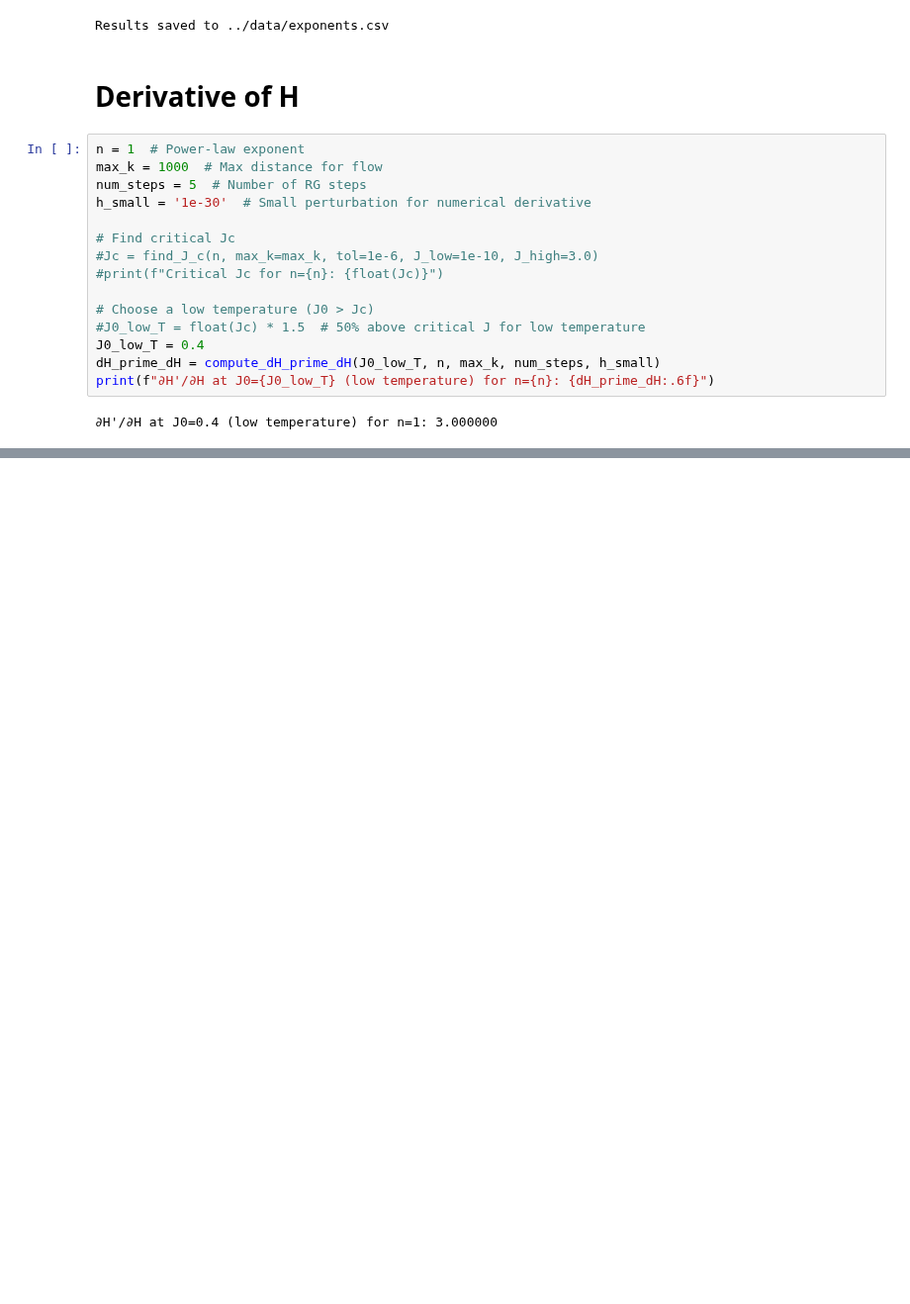
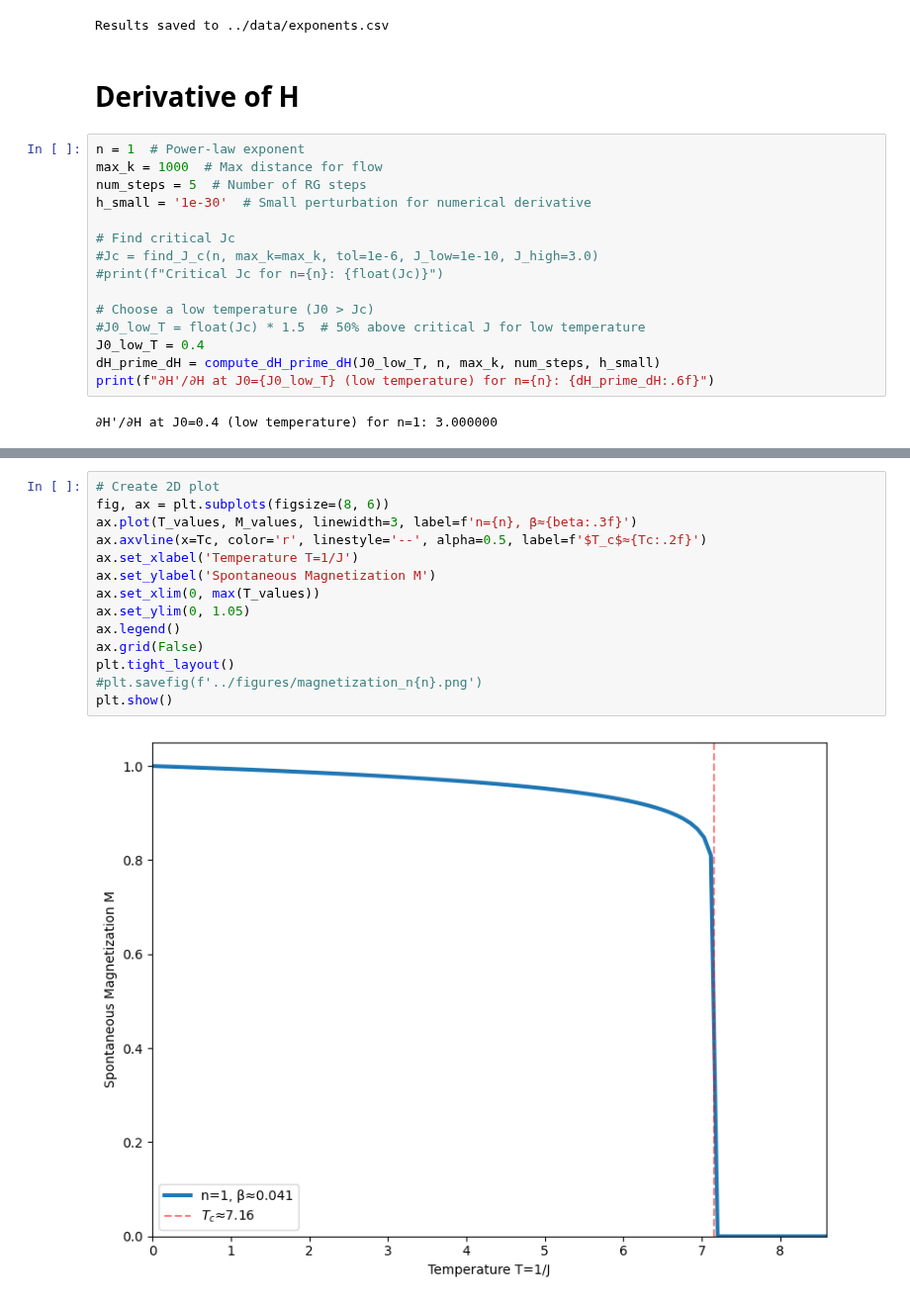
Before and after one commit to erbilcanartun/long-range-ising-chain, a Jupyter notebook: notebooks/magnetic_field.ipynb, the cells around one changed output, grey strips where cells are left out. Shown at 99% size. Saved outputs shown, nothing was run; the diff lists cells and outputs as text; blank space fills up the shorter version.

```diff
--- a/notebooks/magnetic_field.ipynb
+++ b/notebooks/magnetic_field.ipynb
@@ -401,0 +463,16 @@ print(f"∂H'/∂H at J0={J0_low_T} (low temperature) for n={n}: {dH_prime_dH:.6
+# %%
+# Create 2D plot
+fig, ax = plt.subplots(figsize=(8, 6))
+ax.plot(T_values, M_values, linewidth=3, label=f'n={n}, β≈{beta:.3f}')
+ax.axvline(x=Tc, color='r', linestyle='--', alpha=0.5, label=f'$T_c$≈{Tc:.2f}')
+ax.set_xlabel('Temperature T=1/J')
+ax.set_ylabel('Spontaneous Magnetization M')
+ax.set_xlim(0, max(T_values))
+ax.set_ylim(0, 1.05)
+ax.legend()
+ax.grid(False)
+plt.tight_layout()
+#plt.savefig(f'../figures/magnetization_n{n}.png')
+plt.show()
+# %% [output]
+[figure, added]
```
Also changed, not shown: parts of 5 cells of this notebook, 3 other files.
